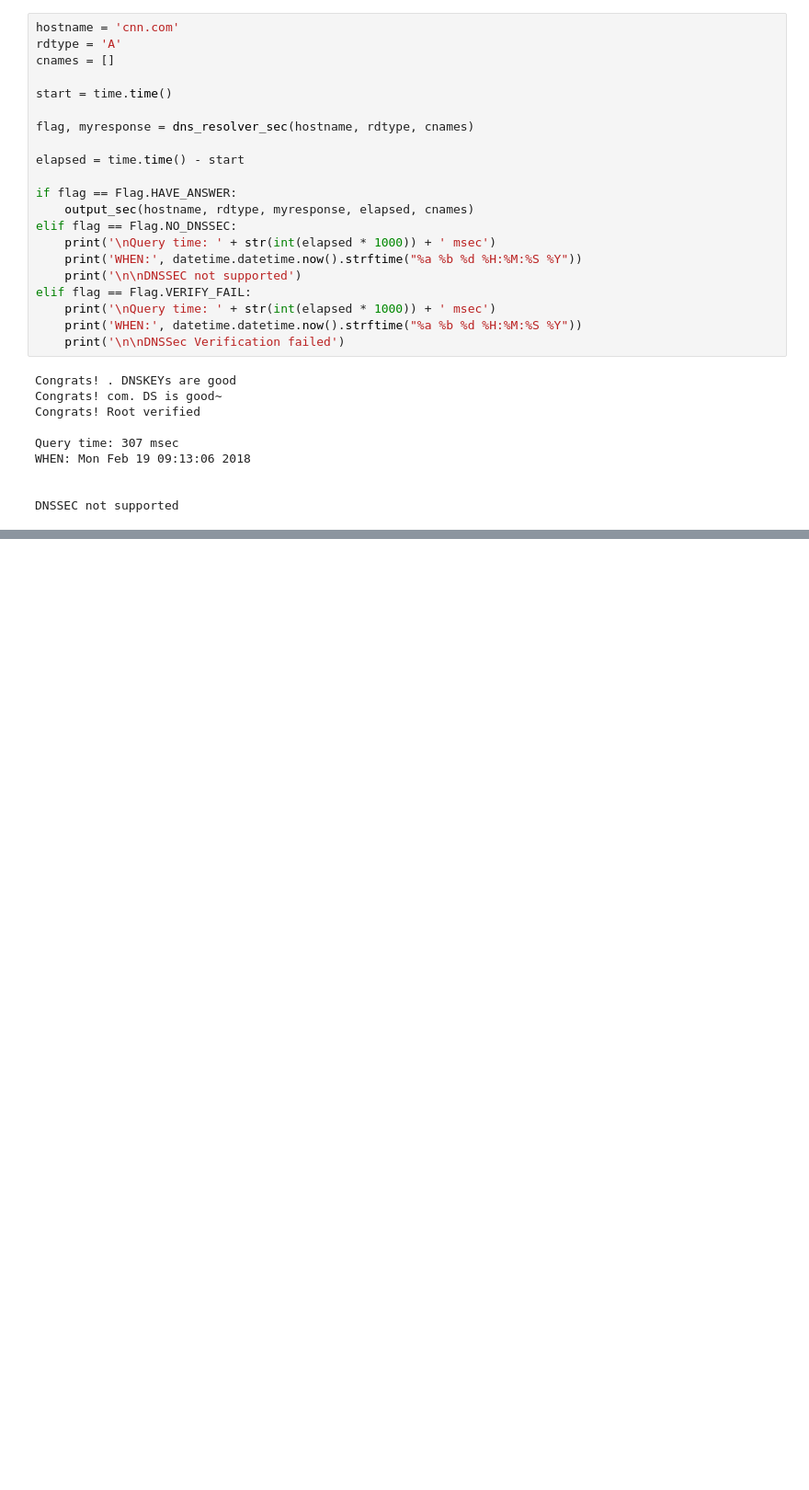
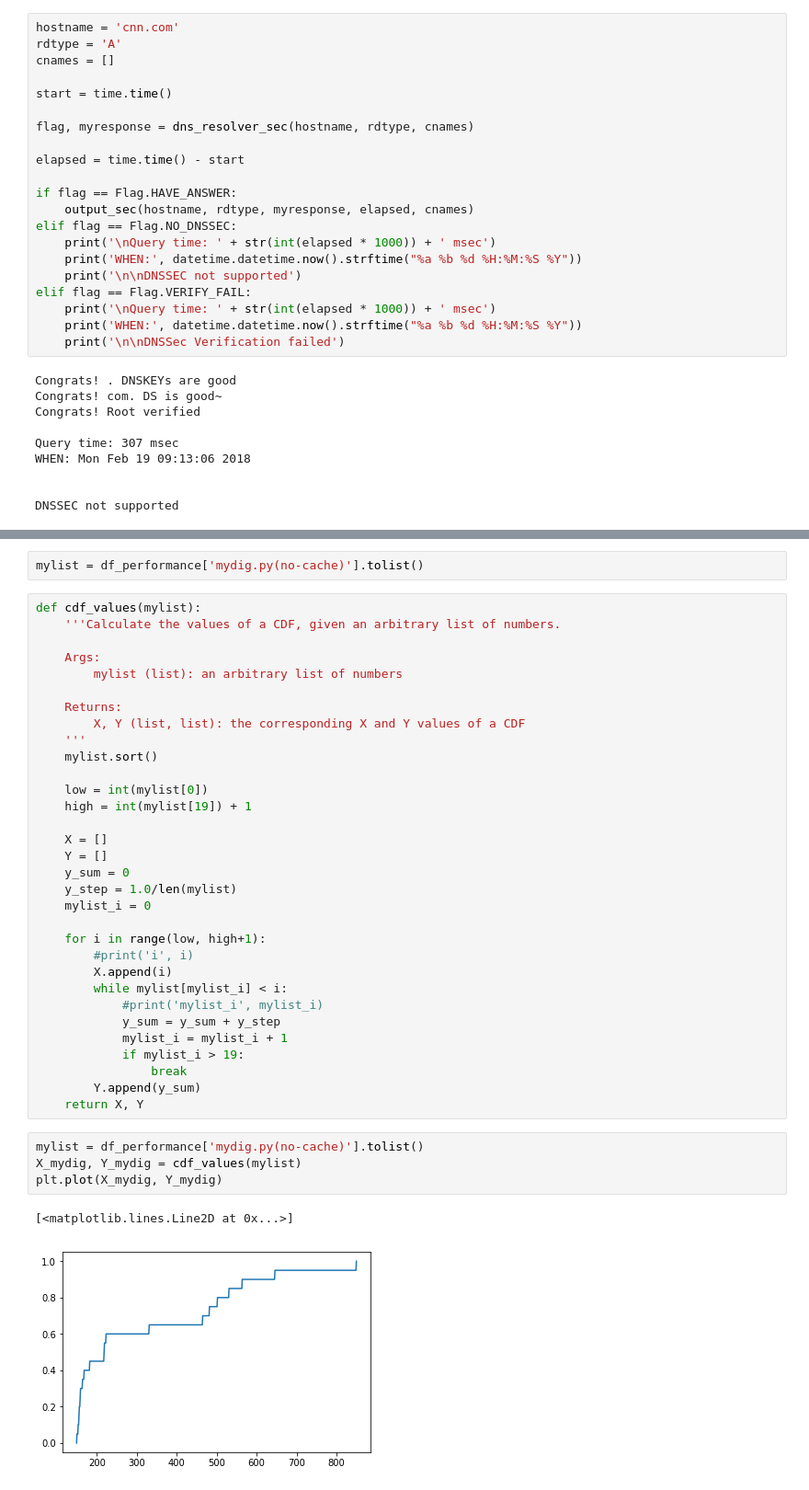
Before and after one commit to caitaozhan/CSE534-Homework, a Jupyter notebook: homework-1/dns.ipynb, the cells around one changed output, grey strips where cells are left out. Shown: that part at 92% size. Cells and saved outputs as stored; diff of their text form; blank space fills up the shorter version.

```diff
--- a/homework-1/dns.ipynb
+++ b/homework-1/dns.ipynb
@@ -917,0 +1110,41 @@ DNSSEC not supported
+# %%
+mylist = df_performance['mydig.py(no-cache)'].tolist()
+# %%
+def cdf_values(mylist):
+    '''Calculate the values of a CDF, given an arbitrary list of numbers.
+
+    Args:
+        mylist (list): an arbitrary list of numbers
+
+    Returns:
+        X, Y (list, list): the corresponding X and Y values of a CDF
+    '''
+    mylist.sort()
+
+    low = int(mylist[0])
+    high = int(mylist[19]) + 1
+
+    X = []
+    Y = []
+    y_sum = 0
+    y_step = 1.0/len(mylist)
+    mylist_i = 0
+
+    for i in range(low, high+1):
+        #print('i', i)
+        X.append(i)
+        while mylist[mylist_i] < i:
+            #print('mylist_i', mylist_i)
+            y_sum = y_sum + y_step
+            mylist_i = mylist_i + 1
+            if mylist_i > 19:
+                break
+        Y.append(y_sum)
+    return X, Y
+# %%
+mylist = df_performance['mydig.py(no-cache)'].tolist()
+X_mydig, Y_mydig = cdf_values(mylist)
+plt.plot(X_mydig, Y_mydig)
+# %% [output]
+[<matplotlib.lines.Line2D at 0x...>]
+[figure, added]
```
Also changed, not shown: parts of 19 cells of this notebook, 4 other files.
